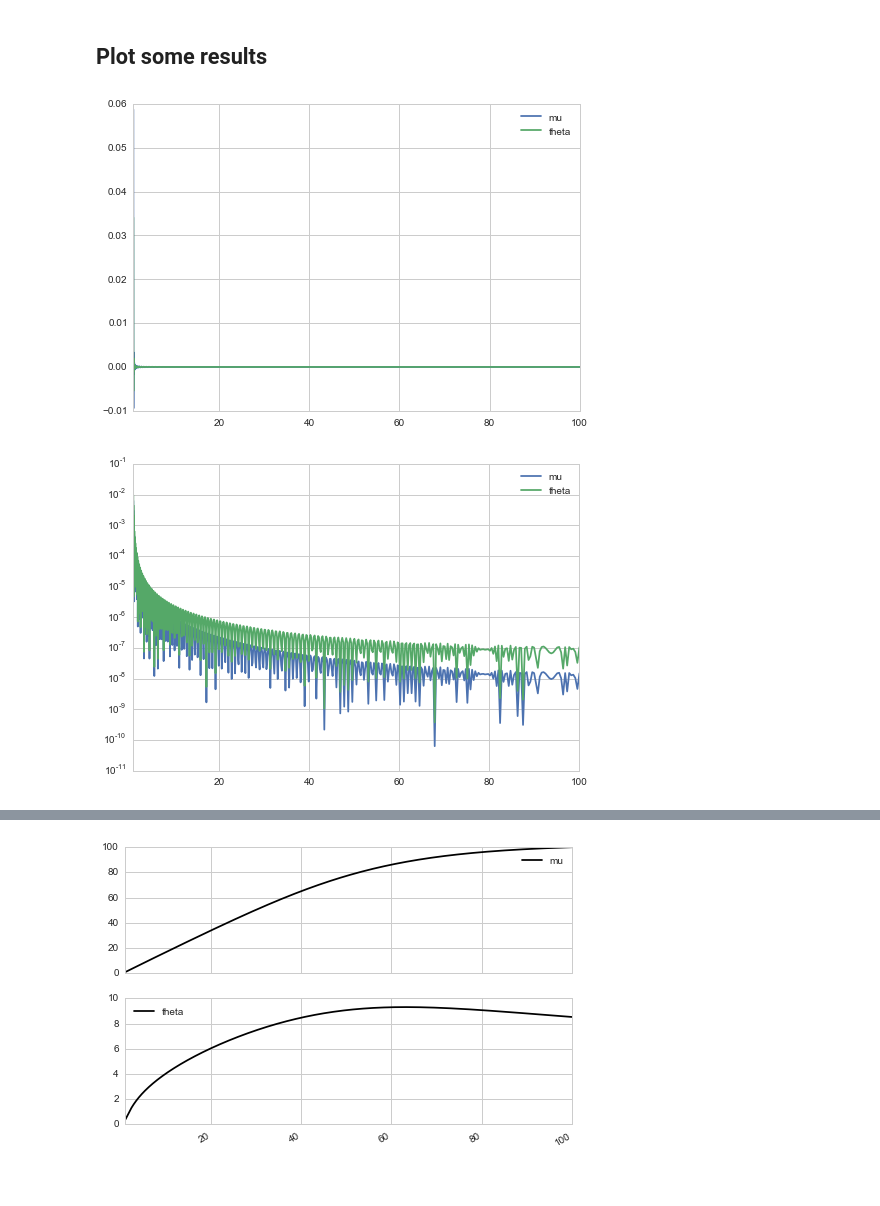
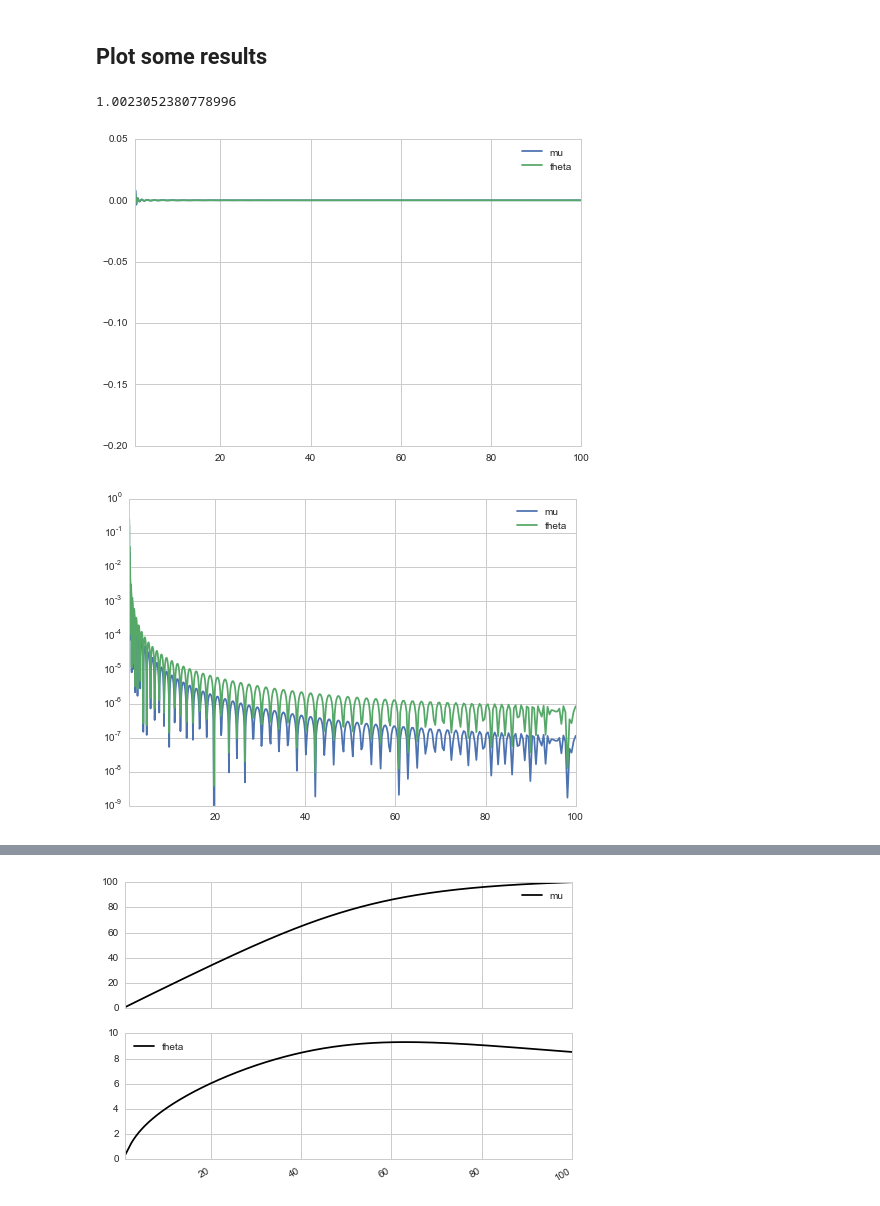
Before and after one commit to davidrpugh/assortative-matching, a Jupyter notebook: examples/positive-assortative-matching.ipynb, the cells around one changed output, grey strips where cells are left out. Drawn from its saved outputs; the diff is of its cells as text; code cells hidden in the pictures.

```diff
--- a/examples/positive-assortative-matching.ipynb
+++ b/examples/positive-assortative-matching.ipynb
@@ -121,15 +121,19 @@ True
 ## Plot some results
 # %%
 viz = pyam.Visualizer(solver)
+# %%
+10**1e-3
+# %% [output]
+1.0023052380778996
 # %%
-viz.interpolation_knots = np.logspace(0, 2, 1000)
+viz.interpolation_knots = np.logspace(1e-3, 2, 1000)
 viz.residuals.plot()
 plt.show()
 # %% [output]
-[figure, old version]
+[figure, new version]
 # %%
 viz.normalized_residuals[['mu', 'theta']].plot(logy=True)
 plt.show()
 # %% [output]
-[figure, old version]
+[figure, new version]
 # %%
```
Also changed, not shown: parts of 9 cells of this notebook.
